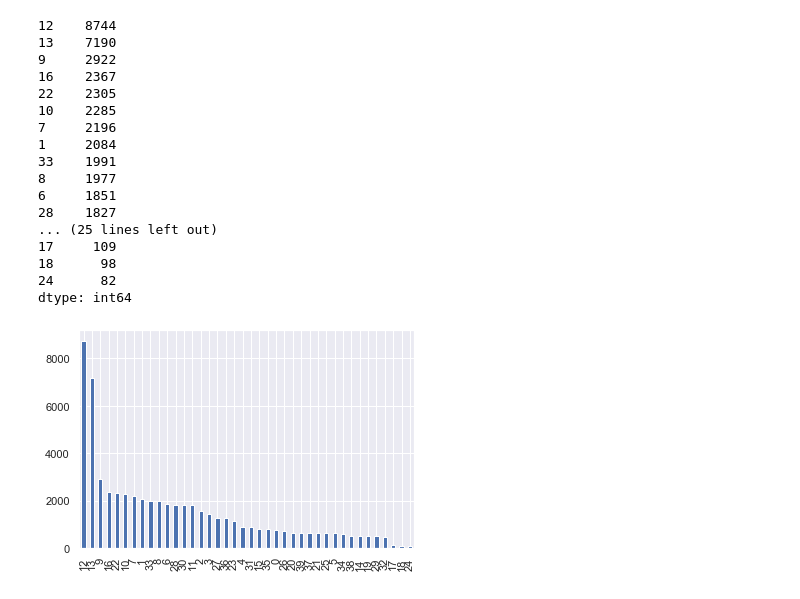
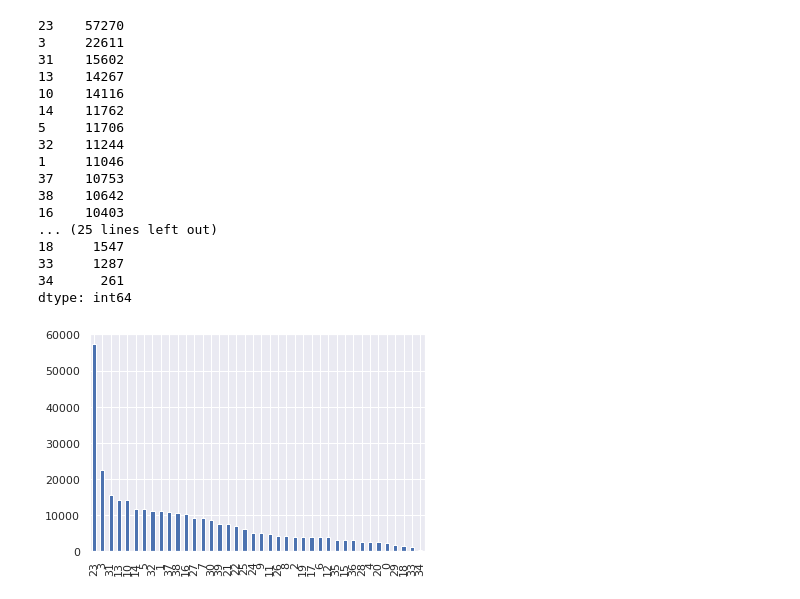
Before and after one commit to LuLStackCoder/Clustering-Time-Series, a Jupyter notebook: extract_days.ipynb, the cells around one changed output. Saved outputs shown, nothing was run; the diff lists cells and outputs as text; code cells hidden in the pictures.

```diff
--- a/extract_days.ipynb
+++ b/extract_days.ipynb
@@ -140,6 +163,16 @@ day_feat = [extract_seasons(df, 'winter', 'summer'), extract_seasons(df, 'winter
            extract_dates_by_years(df, '14f', 2018, 1), extract_dates_by_years(df, '14f', 2019, 1),
            extract_dates_by_years(df, '23f', 2018, 1), extract_dates_by_years(df, '23f', 2019, 1),
            extract_dates_by_years(df, '8m', 2018, 1), extract_dates_by_years(df, '8m', 2019, 1)]
+# %%
+columns1 =['wintersummer', 'winterspring', 'winterfall', 'summerspring', 'summerfall', 'summerwinter',
+          'fallspring']
+# %%
+columns2 = ['31d17-2', '31d17-3', '31d17-4','31d17-5','31d18-2','31d18-3','31d18-4', '31d18-5',
+           '1s17-1', '1s18-2', '1s18-2', '1s18-3', '1s18-4', '14f18-1', '14f19-1', '23f19-1', '23f19-1',
+           '8m18-1', '8m19-1']
 # %%
 df_dates = pd.DataFrame(day_feat).T
-df_dates = pd.DataFrame(scale.fit_transform(df_dates), index=sc_df.index)
+df_dates = pd.DataFrame(scale.fit_transform(df_dates), index=sc_df.index, columns=columns2)
+# %%
+df_seasons = pd.DataFrame(season_feat).T
+df_seasons = pd.DataFrame(scale.fit_transform(df_seasons), index=df_seasons.index, columns=columns1)
@@ -146,26 +192,27 @@ df_dates = pd.DataFrame(scale.fit_transform(df_dates), index=sc_df.index)
 # %%
 %%time
-clusters = pd.Series(KMeans(n_clusters=40, random_state=42, n_jobs = -1).fit_predict(df_dates), index = sc_df.index)
+clusters = pd.Series(KMeans(n_clusters=40, \
+max_iter=1000, n_jobs = -1).fit_predict(df_seasons[list(('wintersummer', 'winterspring', 'winterfall', 'summerfall', 'summerwinter', 'fallspring'))].join(df_dates)), index = sc_df.index)
 
 print(clusters.value_counts())
 clusters.value_counts().plot.bar()
 plt.show()
 # %% [output]
-12    8744
-13    7190
-9     2922
-16    2367
-22    2305
-10    2285
-7     2196
-1     2084
-33    1991
-8     1977
-6     1851
-28    1827
+23    57270
+3     22611
+31    15602
+13    14267
+10    14116
+14    11762
+5     11706
+32    11244
+1     11046
+37    10753
+38    10642
+16    10403
 ... (25 lines left out)
-17     109
-18      98
-24      82
+18     1547
+33     1287
+34      261
 dtype: int64
-[figure, old version]
+[figure, new version]
```
Also changed, not shown: parts of 9 cells of this notebook, 4 other files.
